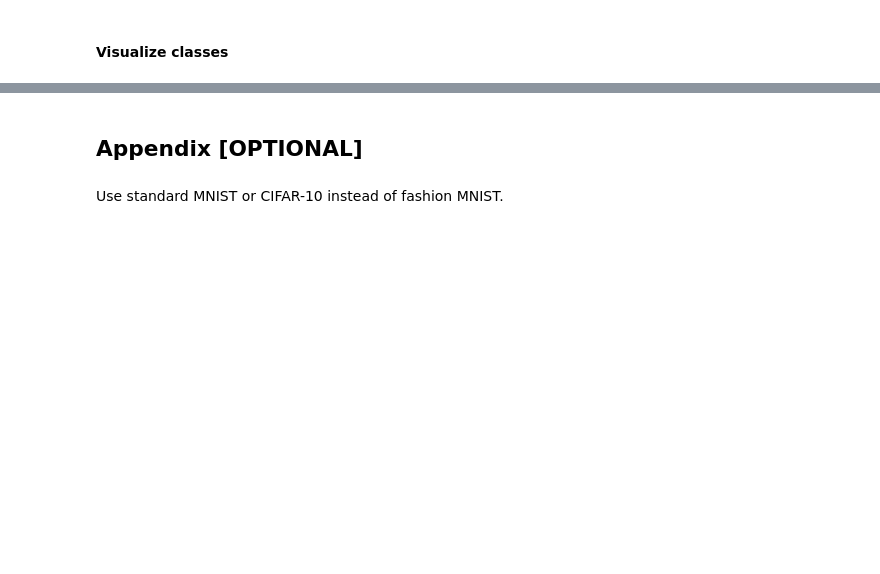
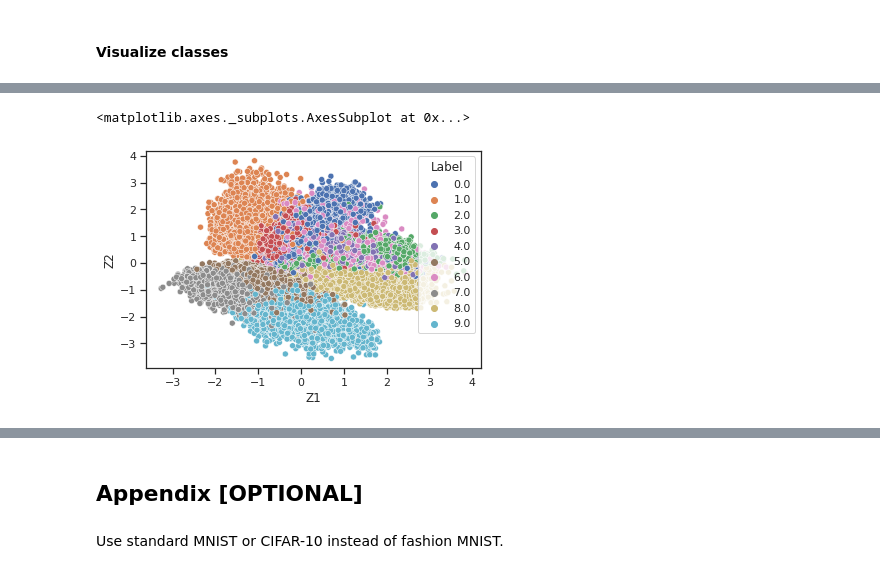
Before and after one commit to Marei33/Deep-Learning, a Jupyter notebook: Ex5_2021.ipynb, the cells around one changed output, grey strips where cells are left out. Saved outputs shown, nothing was run; the diff lists cells and outputs as text; code cells hidden in the pictures; blank space fills up the shorter version.

```diff
--- a/Ex5_2021.ipynb
+++ b/Ex5_2021.ipynb
@@ -570,2 +662,29 @@ First create a new VAE-model with a 2d latent space on the full training data se
+# %%
+# Data Iterator
+data_iterator = iter(train_loader)
+
+# Feature storages
+z_storage = torch.zeros(len(train_dataset),2)
+label_storage = torch.zeros(len(train_dataset))
+
+# Eval mode
+model.eval()
+
+with torch.no_grad():
+
+  batch_num = 0
+  for batch in data_iterator:
+    # Get features and labels
+    images, labels = batch
+    mu, logvar =model_2d.encode(images.to(device))
+    z = model_2d.reparameterize(mu, logvar)
+
+
+    # add features and label to storage
+    # Need Batchsize and Batchnumber to find the correct positions to fill in
+    z_storage[(batch_size*batch_num):(batch_size*batch_num+z.size(0)),:] = z
+    label_storage[(batch_size*batch_num):(batch_size*batch_num+labels.size(0))] = labels
+
+    batch_num += 1
 # %% [markdown]
 #### Visualize classes
@@ -573,0 +694,5 @@ First create a new VAE-model with a 2d latent space on the full training data se
+# %%
+data = pd.DataFrame(columns=["Z1","Z2","Label"])
+data["Z1"] = z_storage[:,0]
+data["Z2"] = z_storage[:,1]
+data["Label"] = label_storage
@@ -573,0 +703,5 @@ First create a new VAE-model with a 2d latent space on the full training data se
+# %%
+sns.scatterplot(data=data, x="Z1", y="Z2", hue="Label", palette="deep")
+# %% [output]
+<matplotlib.axes._subplots.AxesSubplot at 0x...>
+[figure, added]
```
Also changed, not shown: parts of 19 cells of this notebook.
